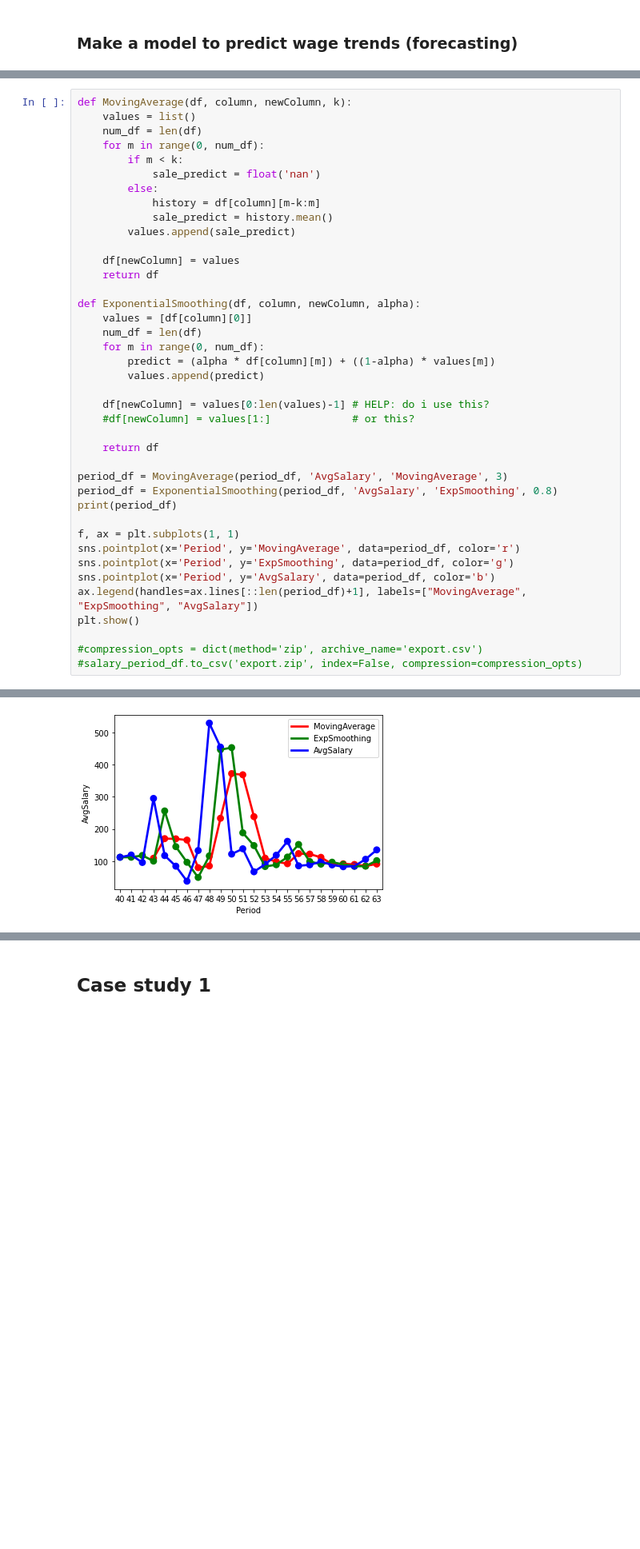
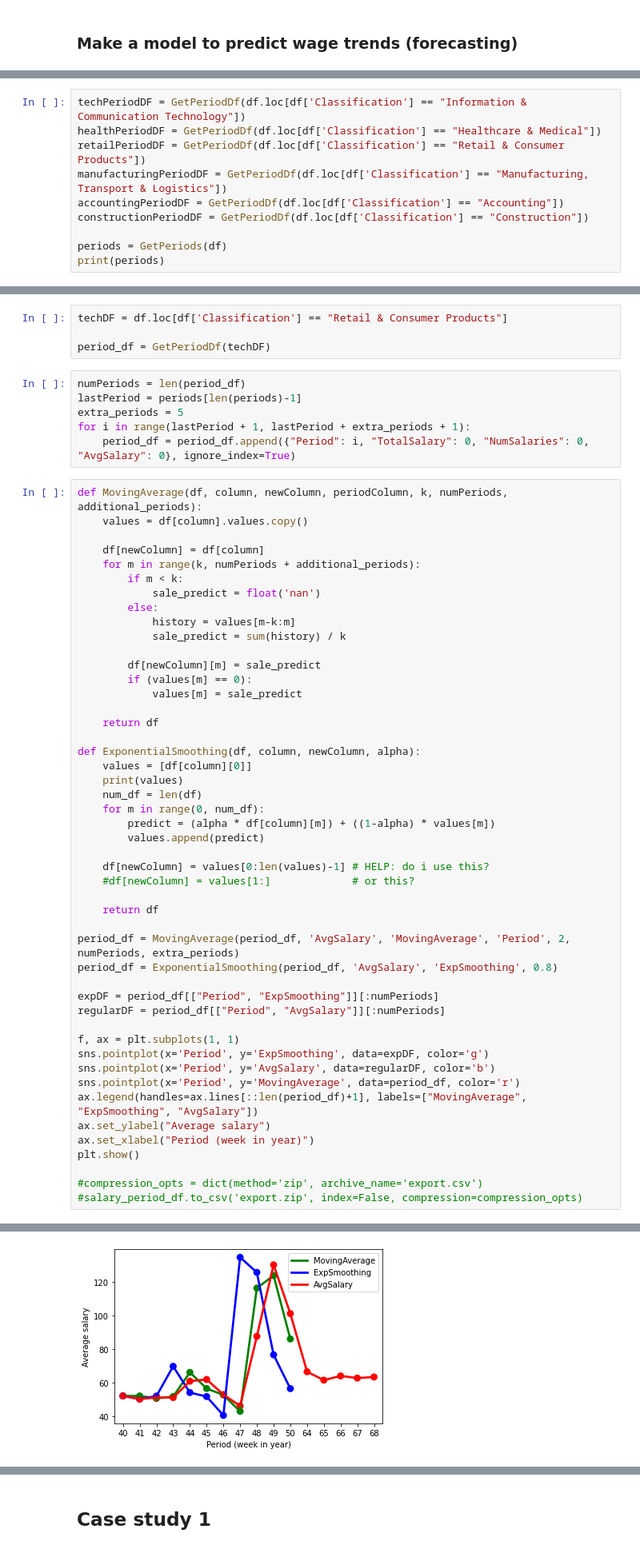
Before and after one commit to ErrolMc/3803-Assignment, a Jupyter notebook: Assignment/Notebook/Assignment.ipynb, the cells around one changed output, grey strips where cells are left out. Shown: that part at 80% size. Drawn from its saved outputs; the diff is of its cells as text; blank space fills up the shorter version.

```diff
--- a/Assignment/Notebook/Assignment.ipynb
+++ b/Assignment/Notebook/Assignment.ipynb
@@ -310,0 +327,10 @@ period_df["AvgSalary"] = period_df["TotalSalary"] / period_df["NumSalaries"]
+# %%
+techPeriodDF = GetPeriodDf(df.loc[df['Classification'] == "Information & Communication Technology"])
+healthPeriodDF = GetPeriodDf(df.loc[df['Classification'] == "Healthcare & Medical"])
+retailPeriodDF = GetPeriodDf(df.loc[df['Classification'] == "Retail & Consumer Products"])
+manufacturingPeriodDF = GetPeriodDf(df.loc[df['Classification'] == "Manufacturing, Transport & Logistics"])
+accountingPeriodDF = GetPeriodDf(df.loc[df['Classification'] == "Accounting"])
+constructionPeriodDF = GetPeriodDf(df.loc[df['Classification'] == "Construction"])
+
+periods = GetPeriods(df)
+print(periods)
@@ -311,20 +402,34 @@ period_df["AvgSalary"] = period_df["TotalSalary"] / period_df["NumSalaries"]
+# %%
+techDF = df.loc[df['Classification'] == "Retail & Consumer Products"]
+
+period_df = GetPeriodDf(techDF)
+# %%
+numPeriods = len(period_df)
+lastPeriod = periods[len(periods)-1]
+extra_periods = 5
+for i in range(lastPeriod + 1, lastPeriod + extra_periods + 1):
+    period_df = period_df.append({"Period": i, "TotalSalary": 0, "NumSalaries": 0, "AvgSalary": 0}, ignore_index=True)
 # %%
-def MovingAverage(df, column, newColumn, k):
-    values = list()
-    num_df = len(df)
-    for m in range(0, num_df):
+def MovingAverage(df, column, newColumn, periodColumn, k, numPeriods, additional_periods):
+    values = df[column].values.copy()
+
+    df[newColumn] = df[column]
+    for m in range(k, numPeriods + additional_periods):
         if m < k:
             sale_predict = float('nan')
         else:
-            history = df[column][m-k:m]
-            sale_predict = history.mean()
-        values.append(sale_predict)
+            history = values[m-k:m]
+            sale_predict = sum(history) / k
 
-    df[newColumn] = values
+        df[newColumn][m] = sale_predict
+        if (values[m] == 0):
+            values[m] = sale_predict
+
     return df
 
 def ExponentialSmoothing(df, column, newColumn, alpha):
     values = [df[column][0]]
+    print(values)
     num_df = len(df)
     for m in range(0, num_df):
         predict = (alpha * df[column][m]) + ((1-alpha) * values[m])
@@ -335,15 +440,19 @@ def ExponentialSmoothing(df, column, newColumn, alpha):
 
     return df
 
-period_df = MovingAverage(period_df, 'AvgSalary', 'MovingAverage', 3)
+period_df = MovingAverage(period_df, 'AvgSalary', 'MovingAverage', 'Period', 2, numPeriods, extra_periods)
 period_df = ExponentialSmoothing(period_df, 'AvgSalary', 'ExpSmoothing', 0.8)
-print(period_df)
+
+expDF = period_df[["Period", "ExpSmoothing"]][:numPeriods]
+regularDF = period_df[["Period", "AvgSalary"]][:numPeriods]
 
 f, ax = plt.subplots(1, 1)
+sns.pointplot(x='Period', y='ExpSmoothing', data=expDF, color='g')
+sns.pointplot(x='Period', y='AvgSalary', data=regularDF, color='b')
 sns.pointplot(x='Period', y='MovingAverage', data=period_df, color='r')
-sns.pointplot(x='Period', y='ExpSmoothing', data=period_df, color='g')
-sns.pointplot(x='Period', y='AvgSalary', data=period_df, color='b')
 ax.legend(handles=ax.lines[::len(period_df)+1], labels=["MovingAverage", "ExpSmoothing", "AvgSalary"])
+ax.set_ylabel("Average salary")
+ax.set_xlabel("Period (week in year)")
 plt.show()
 
 #compression_opts = dict(method='zip', archive_name='export.csv')
@@ -369 +466 @@ plt.show()
-[figure, old version]
+[figure, new version]
```
Also changed, not shown: parts of 12 cells of this notebook.
